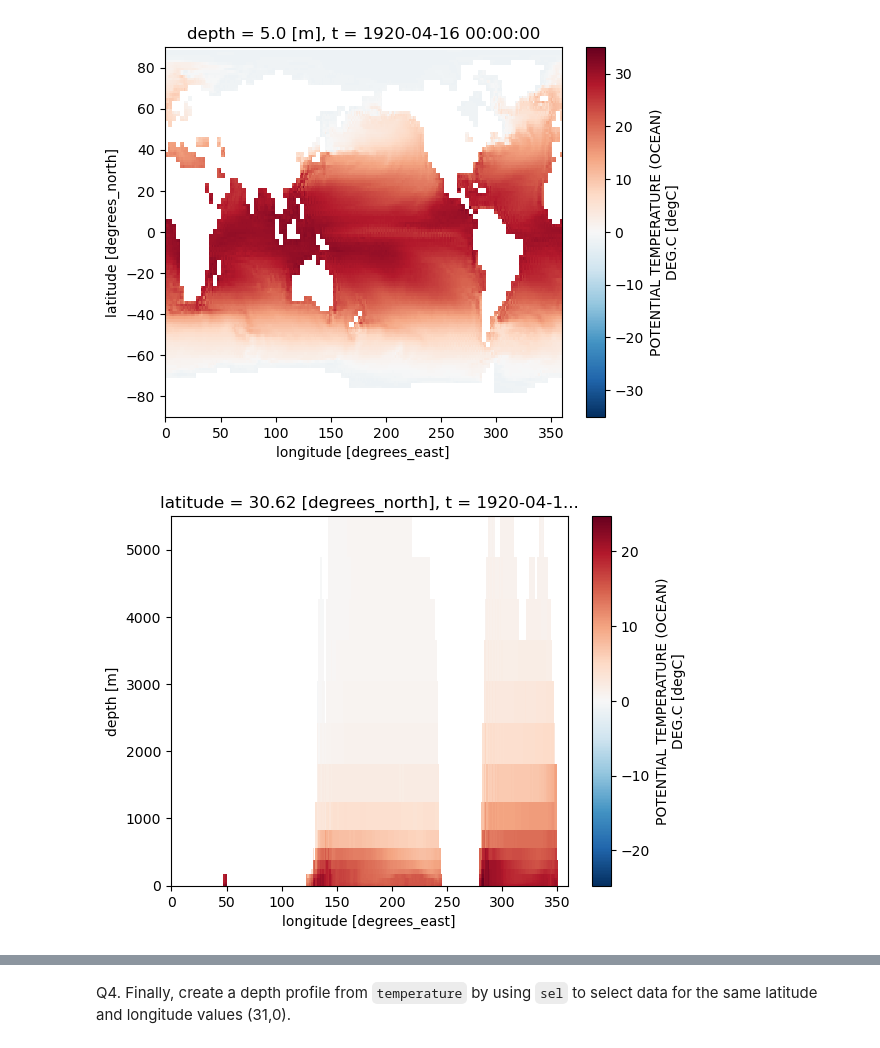
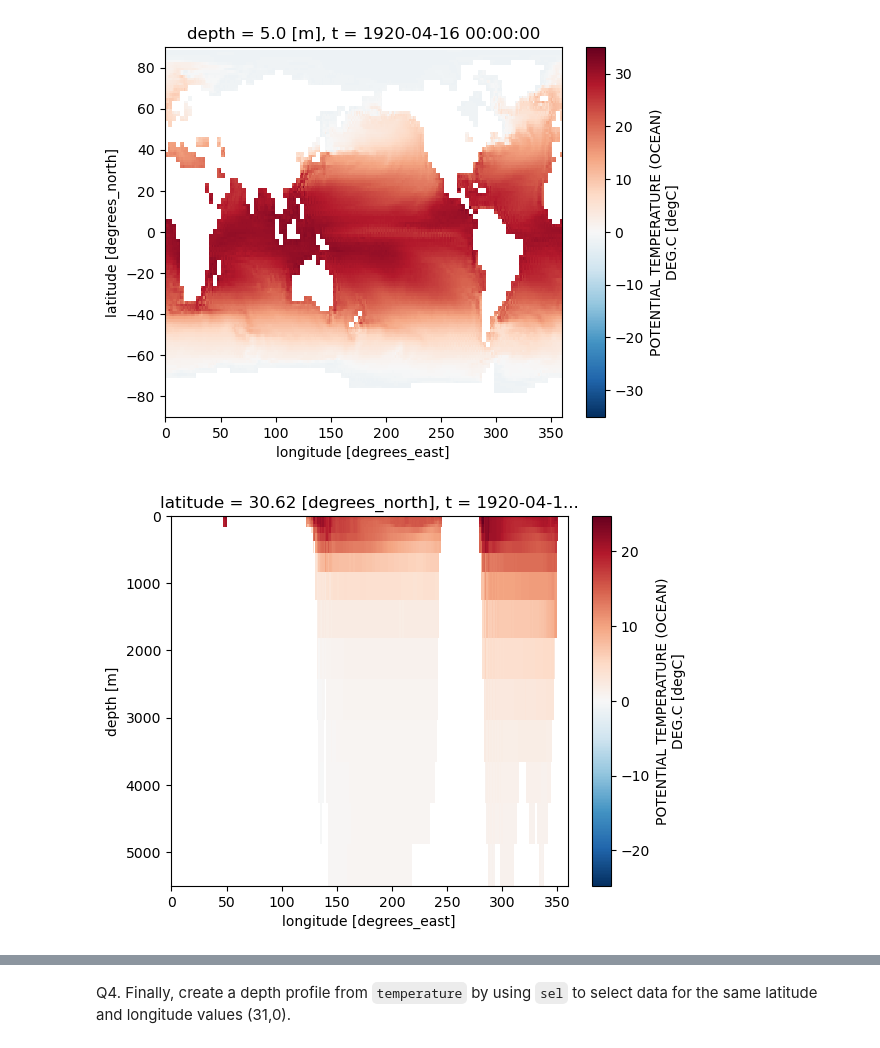
Before and after one commit to indrakshi1510/my-isc-work, a Jupyter notebook: python-data/exercises/ex02a_xr_plotting.ipynb, the cells around one changed output, grey strips where cells are left out. Drawn from its saved outputs; the diff is of its cells as text; code cells hidden in the pictures.

```diff
--- a/python-data/exercises/ex02a_xr_plotting.ipynb
+++ b/python-data/exercises/ex02a_xr_plotting.ipynb
@@ -35,8 +35,15 @@ temp_1=temp.sel(depth=5, method='nearest').plot()
 # %% [output]
 [figure]
 # %%
+import matplotlib as mpl
+import matplotlib.pyplot as plt
+import numpy as np
+import xarray as xr
+
 temp_2=temp.sel(latitude=30, method='nearest').plot()
+ax=plt.gca()
+ax.invert_yaxis()
 # %% [output]
-[figure, old version]
+[figure, new version]
 # %%
 temp_3=temp.sel(longitude=100, method='nearest').plot()
```
Also changed, not shown: parts of 5 cells of this notebook.
